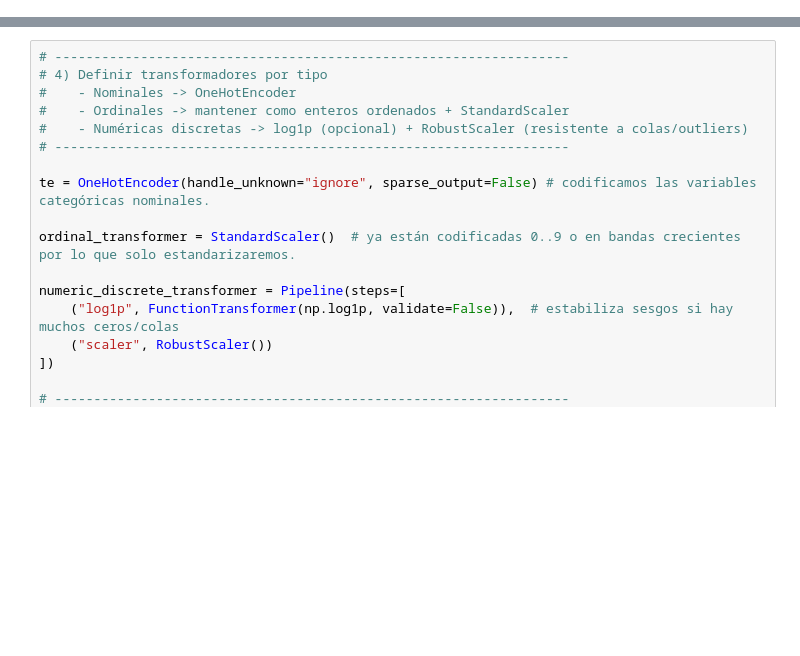
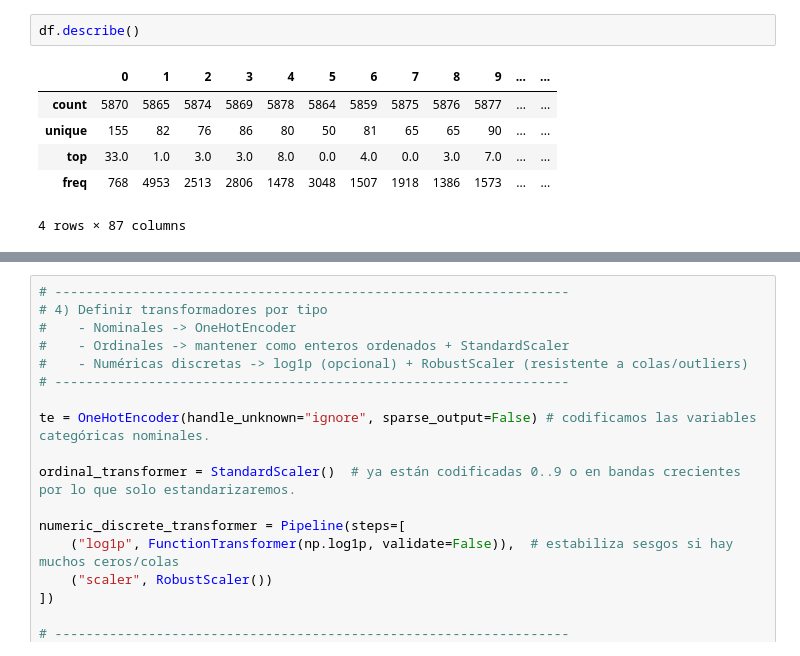
Before and after one commit to JorgeSantana117/insurance_company_project, a Jupyter notebook: notebooks/Fase_1_Equipo58.ipynb, the cells around one changed output, grey strips where cells are left out. Cells and saved outputs as stored; diff of their text form; blank space fills up the shorter version.

```diff
--- a/notebooks/Fase_1_Equipo58.ipynb
+++ b/notebooks/Fase_1_Equipo58.ipynb
@@ -1383,0 +60,9 @@ Ahora bien, procedemos a definir los transformadores de acuerdo al tipo de varia
+# %%
+df.describe()
+# %% [output]
+|  | 0 | 1 | 2 | 3 | 4 | 5 | 6 | 7 | 8 | 9 | ... | ... |
+| count | 5870 | 5865 | 5874 | 5869 | 5878 | 5864 | 5859 | 5875 | 5876 | 5877 | ... | ... |
+| unique | 155 | 82 | 76 | 86 | 80 | 50 | 81 | 65 | 65 | 90 | ... | ... |
+| top | 33.0 | 1.0 | 3.0 | 3.0 | 8.0 | 0.0 | 4.0 | 0.0 | 3.0 | 7.0 | ... | ... |
+| freq | 768 | 4953 | 2513 | 2806 | 1478 | 3048 | 1507 | 1918 | 1386 | 1573 | ... | ... |
+4 rows × 87 columns
```
Also changed, not shown: parts of 120 cells of this notebook.
